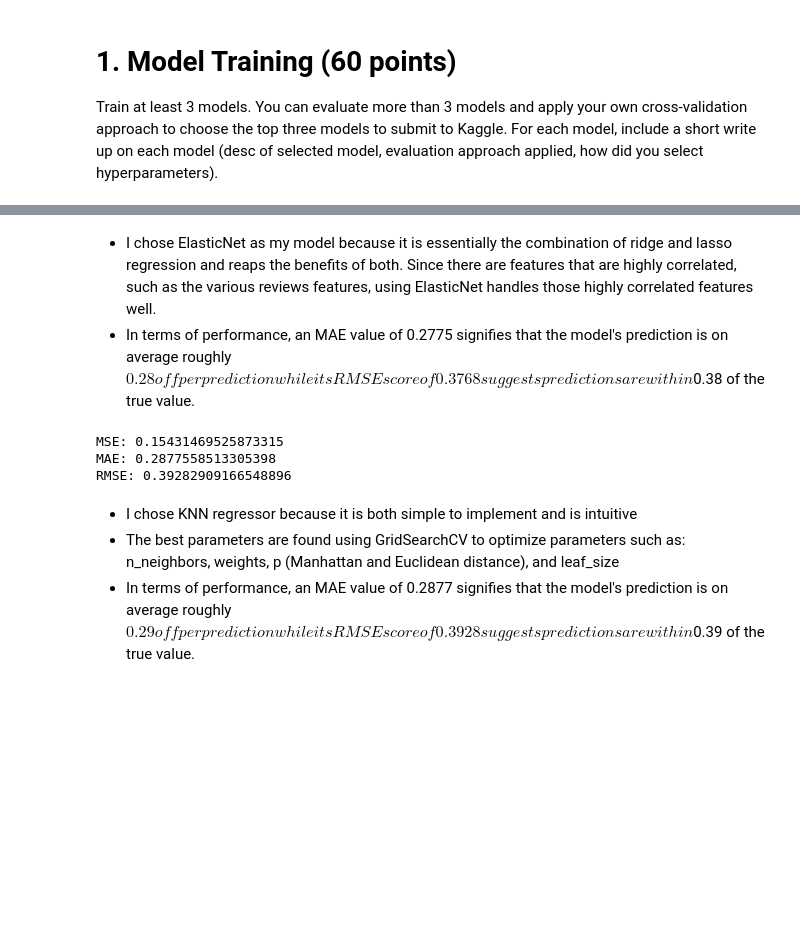
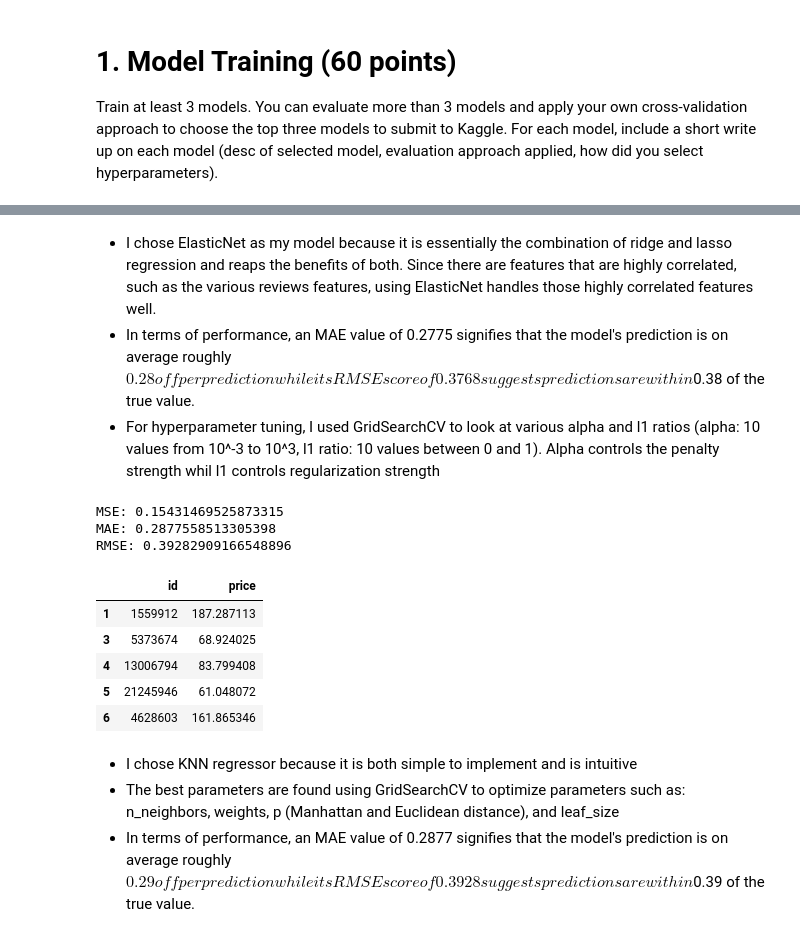
Before and after one commit to Willnguyen02/CS235F_HW2, a Jupyter notebook: CS235_HW2_Nguyen_William.ipynb, the cells around one changed output, grey strips where cells are left out. Saved outputs shown, nothing was run; the diff lists cells and outputs as text; code cells hidden in the pictures; blank space fills up the shorter version.

```diff
--- a/CS235_HW2_Nguyen_William.ipynb
+++ b/CS235_HW2_Nguyen_William.ipynb
@@ -1026,6 +1032,7 @@ RMSE: 0.3768268723525959
 # %% [markdown]
 - I chose ElasticNet as my model because it is essentially the combination of ridge and lasso regression and reaps the benefits of both. Since there are features that are highly correlated, such as the various reviews features, using ElasticNet handles those highly correlated features well.
 - In terms of performance, an MAE value of 0.2775 signifies that the model's prediction is on average roughly $0.28 off per prediction while its RMSE score of 0.3768 suggests predictions are within $0.38 of the true value.
+- For hyperparameter tuning, I used GridSearchCV to look at various alpha and l1 ratios (alpha: 10 values from 10^-3 to 10^3, l1 ratio: 10 values between 0 and 1). Alpha controls the penalty strength whil l1 controls regularization strength
 # %%
 # Model 2 - KNN Regressor
 
@@ -1038,34 +1045,40 @@ space = {
     "leaf_size": np.linspace(1,50,10, dtype=int)
 }
 
 grid_model_2 = GridSearchCV(knn, param_grid=space, scoring="neg_mean_squared_error", cv=5)
 grid_model_2.fit(X_train, y_train)
 
 pred_model_2 = grid_model_2.predict(X_test)
 
 print(f"MSE: {mean_squared_error(pred_model_2, y_test)}")
 print(f"MAE: {mean_absolute_error(pred_model_2, y_test)}")
 print(f"RMSE: {root_mean_squared_error(pred_model_2, y_test)}")
 
 # Make prediction on test data
-joblib.dump(grid_model_2, "elasticnet.pkl")
+joblib.dump(grid_model_2, "knn.pkl")
 knn_pred = grid_model_2.predict(testDF)
 
 # Convert metrics back to original values (from log1p) using expm1
 knn_pred = np.expm1(knn_pred)
 
 # Create dataframe and submission file for Kaggle
 knn_pred = pd.DataFrame({
     "id": test_id,
     "price": knn_pred
 })
 knn_pred.to_csv("knn_pred.csv", index=False)
 
 display(knn_pred.head())
 # %% [output]
 MSE: 0.15431469525873315
 MAE: 0.2877558513305398
 RMSE: 0.39282909166548896
+|  | id | price |
+| 1 | 1559912 | 187.287113 |
+| 3 | 5373674 | 68.924025 |
+| 4 | 13006794 | 83.799408 |
+| 5 | 21245946 | 61.048072 |
+| 6 | 4628603 | 161.865346 |
 # %% [markdown]
 - I chose KNN regressor because it is both simple to implement and is intuitive
 - The best parameters are found using GridSearchCV to optimize parameters such as: n_neighbors, weights, p (Manhattan and Euclidean distance), and leaf_size
```
Also changed, not shown: parts of 5 cells of this notebook, 4 other files.
